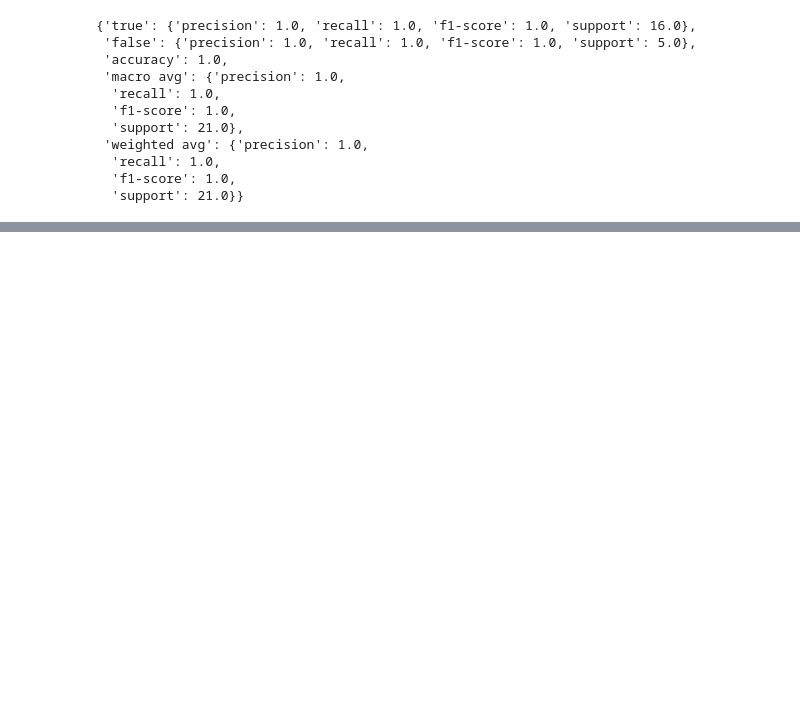
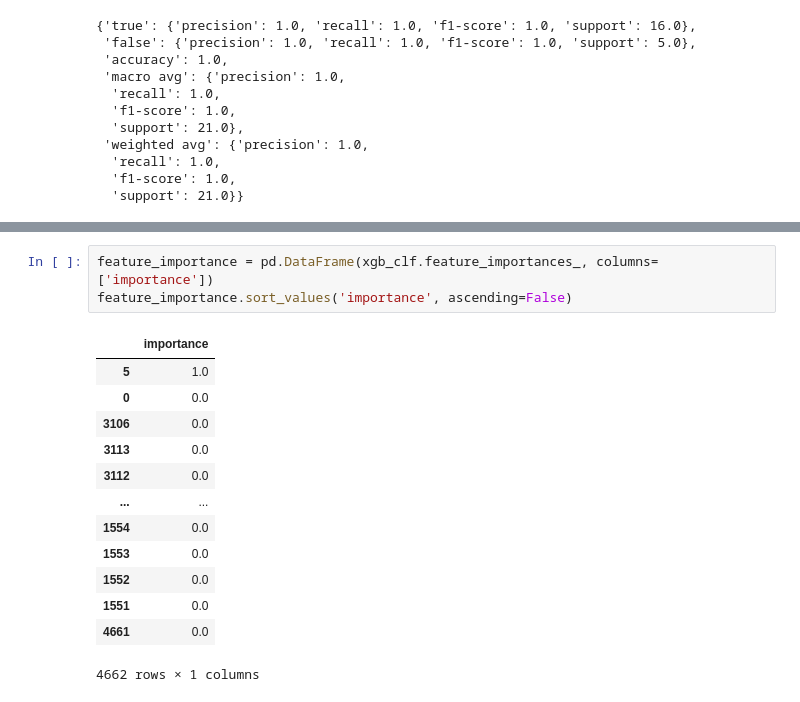
Before and after one commit to gyjong/workplace, a Jupyter notebook: quest_0227/0228_timesereis_classification.ipynb, the cells around one changed output, grey strips where cells are left out. Saved outputs shown, nothing was run; the diff lists cells and outputs as text; blank space fills up the shorter version.

```diff
--- a/quest_0227/0228_timesereis_classification.ipynb
+++ b/quest_0227/0228_timesereis_classification.ipynb
@@ -561,0 +583,17 @@ classification_report(y_test, xgb_clf.predict(comprehensive_features_test), targ
+# %%
+feature_importance = pd.DataFrame(xgb_clf.feature_importances_, columns=['importance'])
+feature_importance.sort_values('importance', ascending=False)
+# %% [output]
+|  | importance |
+| 5 | 1.0 |
+| 0 | 0.0 |
+| 3106 | 0.0 |
+| 3113 | 0.0 |
+| 3112 | 0.0 |
+| ... | ... |
+| 1554 | 0.0 |
+| 1553 | 0.0 |
+| 1552 | 0.0 |
+| 1551 | 0.0 |
+| 4661 | 0.0 |
+4662 rows × 1 columns
```
Also changed, not shown: parts of 3 cells of this notebook, 3 other files.
